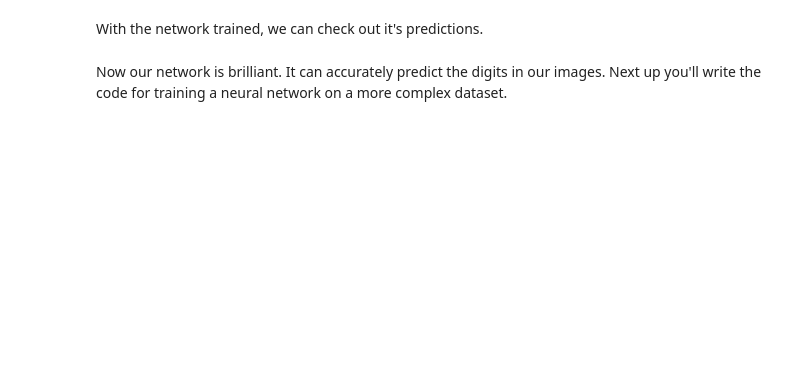
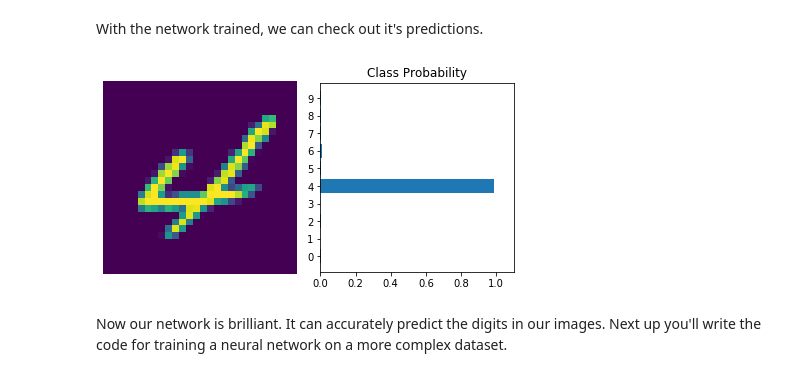
Before and after one commit to ajmalrasi/deep-learning-v2-pytorch, a Jupyter notebook: intro-to-pytorch/Part 3 - Training Neural Networks (Exercises).ipynb, the cells around one changed output. Saved outputs shown, nothing was run; the diff lists cells and outputs as text; code cells hidden in the pictures; blank space fills up the shorter version.

```diff
--- a/intro-to-pytorch/Part 3 - Training Neural Networks (Exercises).ipynb
+++ b/intro-to-pytorch/Part 3 - Training Neural Networks (Exercises).ipynb
@@ -61,6 +61,9 @@ import torch
 from torch import nn
 import torch.nn.functional as F
 from torchvision import datasets, transforms
+
+# torch.set_default_tensor_type('torch.cuda.FloatTensor')
+cuda = torch.device('cuda')
 
 # Define a transform to normalize the data
 transform = transforms.Compose([transforms.ToTensor(),
@@ -68,7 +71,11 @@ transform = transforms.Compose([transforms.ToTensor(),
                               ])
 # Download and load the training data
 trainset = datasets.MNIST('~/.pytorch/MNIST_data/', download=True, train=True, transform=transform)
-trainloader = torch.utils.data.DataLoader(trainset, batch_size=64, shuffle=True)
+trainloader = torch.utils.data.DataLoader(trainset,
+               batch_size=128,
+               shuffle=True,
+               num_workers=16,
+               pin_memory=True)
 # %% [markdown]
 ### Note
 If you haven't seen `nn.Sequential` yet, please finish the end of the Part 2 notebook.
@@ -335,16 +370,19 @@ With the network trained, we can check out it's predictions.
 # %%
 %matplotlib inline
 import helper
 
 images, labels = next(iter(trainloader))
-
+# images= images.to(cuda)
 img = images[0].view(1, 784)
+model.cpu()
 # Turn off gradients to speed up this part
 with torch.no_grad():
     logps = model(img)
 
 # Output of the network are log-probabilities, need to take exponential for probabilities
 ps = torch.exp(logps)
 helper.view_classify(img.view(1, 28, 28), ps)
+# %% [output]
+[figure, added]
 # %% [markdown]
 Now our network is brilliant. It can accurately predict the digits in our images. Next up you'll write the code for training a neural network on a more complex dataset.
```
Also changed, not shown: parts of 12 cells of this notebook, 5 other files.
